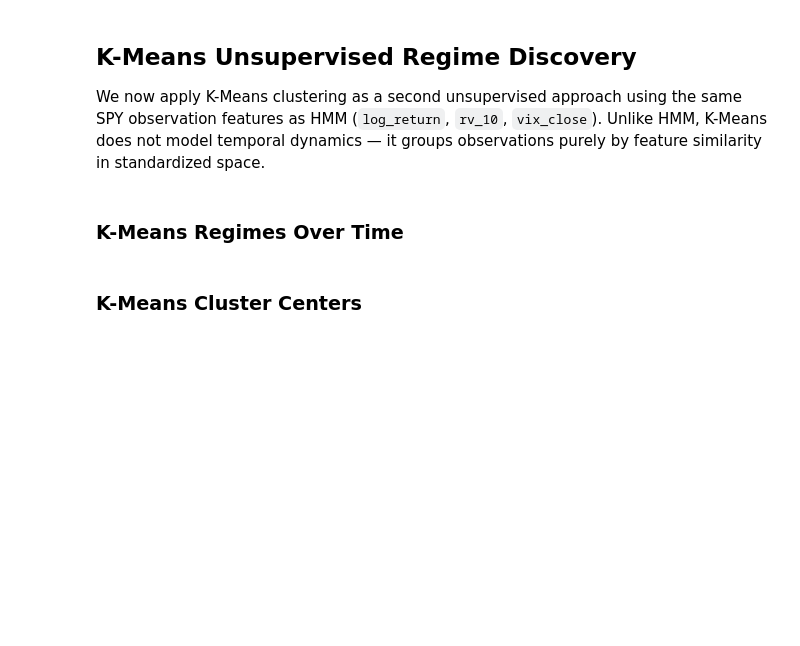
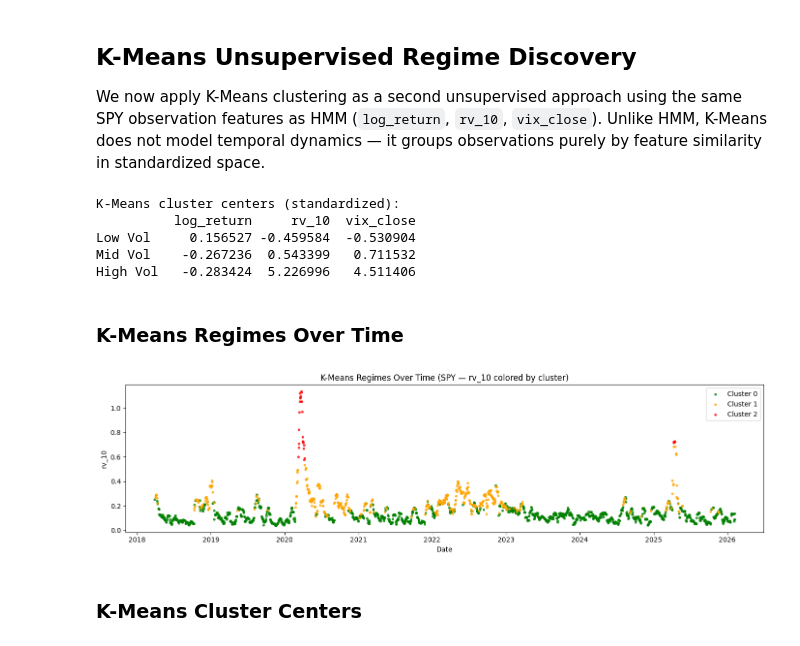
Before and after one commit to Tanzim-Chowdhury/SIADS696-volatility-regime-modeling, a Jupyter notebook: notebooks/01_pipeline.ipynb, the cells around one changed output. Saved outputs shown, nothing was run; the diff lists cells and outputs as text; code cells hidden in the pictures; blank space fills up the shorter version.

Commit message:
Save K-Means cell outputs to notebook
Co-Authored-By: Claude Sonnet 4.6 <noreply@anthropic.com>

```diff
--- a/notebooks/01_pipeline.ipynb
+++ b/notebooks/01_pipeline.ipynb
@@ -708,70 +690,56 @@ features as HMM (`log_return`, `rv_10`, `vix_close`). Unlike HMM, K-Means does n
 temporal dynamics — it groups observations purely by feature similarity in standardized space.
 # %%
 from sklearn.cluster import KMeans
-from sklearn.preprocessing import StandardScaler
-import seaborn as sns
-import numpy as np
-import matplotlib.pyplot as plt
-from sklearn.metrics import adjusted_rand_score, normalized_mutual_info_score
 
-# ── data prep (self-contained, safe to run without HMM cells) ──────────────
-TICKER_FOR_HMM = "SPY"
-OBS_COLS       = ["log_return", "rv_10", "vix_close"]
-N_STATES       = 3
-TRAIN_END      = "2022-12-30"
+# Reuse X_train and X_all from HMM data preparation above
+km = KMeans(n_clusters=3, random_state=42, n_init=10)
+km.fit(X_train)
+km_labels_all = km.predict(X_all)
 
-km_df = feat[feat["ticker"] == TICKER_FOR_HMM].copy()
-km_df = km_df.sort_values("date").reset_index(drop=True)
-km_df = km_df.dropna(subset=OBS_COLS).reset_index(drop=True)
+# Add K-Means labels to hmm_df, then rebuild tmp with both hmm_state and km_state
+hmm_df["km_state"] = km_labels_all.astype(int)
+tmp = hmm_df.dropna(subset=["regime"]).copy()
 
-train_mask = km_df["date"] <= pd.to_datetime(TRAIN_END)
-X          = km_df[OBS_COLS].values
-scaler_km  = StandardScaler().fit(X[train_mask])
-X_train_km = scaler_km.transform(X[train_mask])
-X_all_km   = scaler_km.transform(X)
+# Order clusters by mean rv_10 so cluster 0=low vol, 1=mid, 2=high vol
+cluster_rv = tmp.groupby("km_state")["rv_10"].mean().sort_values()
+km_order = {old: new for new, old in enumerate(cluster_rv.index)}
+tmp["km_state"] = tmp["km_state"].map(km_order)
+hmm_df["km_state"] = hmm_df["km_state"].map(km_order)
 
-# ── fit K-Means ─────────────────────────────────────────────────────────────
-km = KMeans(n_clusters=N_STATES, random_state=42, n_init=10)
-km.fit(X_train_km)
-km_df["km_state"] = km.predict(X_all_km).astype(int)
-
-# merge hmm_state if HMM cells have already been run
-try:
-    km_df = km_df.merge(hmm_df[["date", "hmm_state"]], on="date", how="left")
-except Exception:
-    pass
-
-tmp_km = km_df.dropna(subset=["regime"]).copy()
-
-# order clusters by mean rv_10 (0=low vol, 1=mid, 2=high vol)
-cluster_rv = tmp_km.groupby("km_state")["rv_10"].mean().sort_values()
-km_order   = {old: new for new, old in enumerate(cluster_rv.index)}
-tmp_km["km_state"] = tmp_km["km_state"].map(km_order)
-km_df["km_state"]  = km_df["km_state"].map(km_order)
-
+# Reorder cluster centers to match new ordering
 km_centers = pd.DataFrame(
     km.cluster_centers_[list(cluster_rv.index)],
     columns=OBS_COLS,
     index=["Low Vol", "Mid Vol", "High Vol"],
 )
+
+# Color palette: green=low, orange=mid, red=high volatility
 km_colors = {0: "green", 1: "orange", 2: "red"}
 
 print("K-Means cluster centers (standardized):")
 print(km_centers)
+# %% [output]
+K-Means cluster centers (standardized):
+          log_return     rv_10  vix_close
+Low Vol     0.156527 -0.459584  -0.530904
+Mid Vol    -0.267236  0.543399   0.711532
+High Vol   -0.283424  5.226996   4.511406
 # %% [markdown]
 ### K-Means Regimes Over Time
 # %%
 fig, ax = plt.subplots(figsize=(14, 4))
 for state in range(N_STATES):
-    mask = tmp_km["km_state"] == state
-    ax.scatter(tmp_km.loc[mask, "date"], tmp_km.loc[mask, "rv_10"],
+    mask = tmp["km_state"] == state
+    ax.scatter(tmp.loc[mask, "date"], tmp.loc[mask, "rv_10"],
                c=km_colors[state], label=f"Cluster {state}", s=8, alpha=0.7)
 ax.set_title("K-Means Regimes Over Time (SPY — rv_10 colored by cluster)")
 ax.set_xlabel("Date")
 ax.set_ylabel("rv_10")
 ax.legend()
 plt.tight_layout()
 plt.show()
+# %% [output]
+[figure, added]
 # %% [markdown]
 ### K-Means Cluster Centers
 # %%
```
Also changed, not shown: parts of 14 cells of this notebook.
